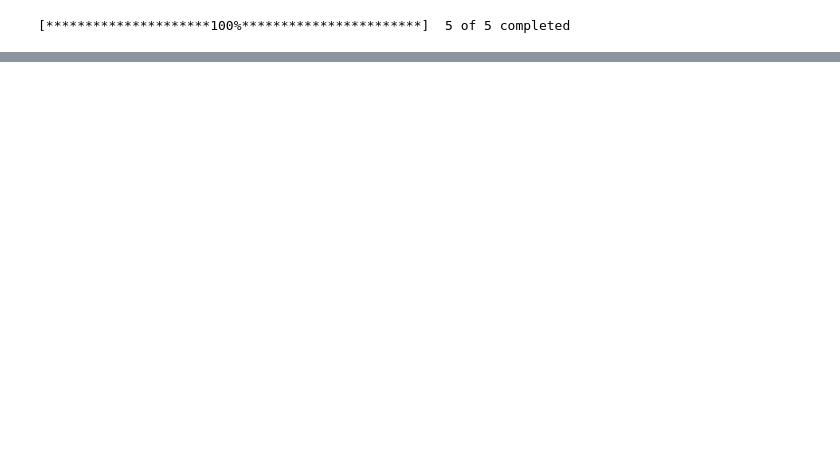
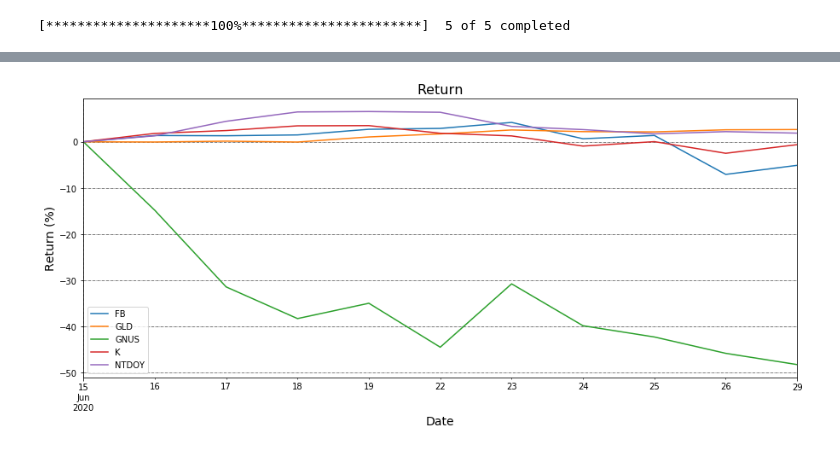
Before and after one commit to AlexanderTrap/Finance-Problemsets, a Jupyter notebook: Results.ipynb, the cells around one changed output, grey strips where cells are left out. Saved outputs shown, nothing was run; the diff lists cells and outputs as text; code cells hidden in the pictures; blank space fills up the shorter version.

```diff
--- a/Results.ipynb
+++ b/Results.ipynb
@@ -49,0 +84,3 @@ data=d['Adj Close'].dropna()
+# %%
+n=(data/data.iloc[0]-1)*100
+n
@@ -49,0 +101,10 @@ data=d['Adj Close'].dropna()
+# %%
+n.plot(figsize=(15,6),linestyle='-')
+plt.title('Return', fontsize=16)
+plt.xlabel('Date', fontsize=14)
+plt.ylabel('Return (%)',fontsize=14)
+plt.grid(which="major", color='k', linestyle='-.', linewidth=0.5)
+# plt.savefig("n_5.png",bbox_inches='tight')
+plt.show()
+# %% [output]
+[figure, added]
```
Also changed, not shown: parts of 15 cells of this notebook.
